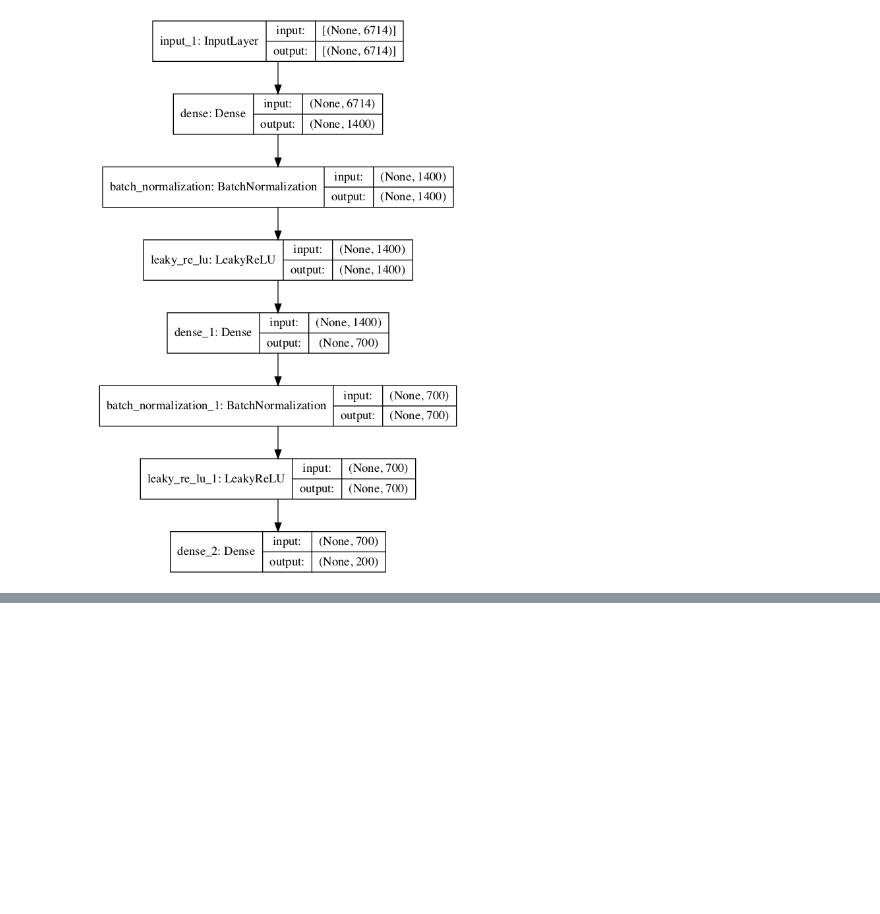
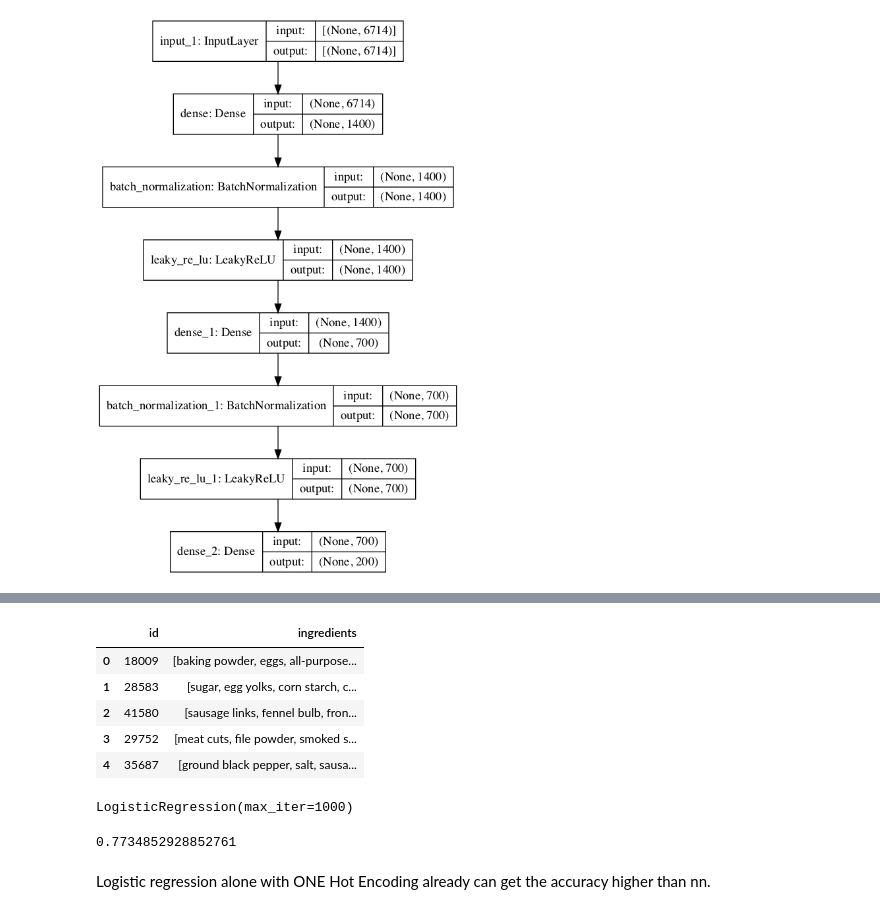
Before and after one commit to xxl4tomxu98/autoencoder-feature-extraction, a Jupyter notebook: whats-cooking/tf_pca_ae_ohe.ipynb, the cells around one changed output, grey strips where cells are left out. Saved outputs shown, nothing was run; the diff lists cells and outputs as text; code cells hidden in the pictures; blank space fills up the shorter version.

```diff
--- a/whats-cooking/tf_pca_ae_ohe.ipynb
+++ b/whats-cooking/tf_pca_ae_ohe.ipynb
@@ -638,0 +654,10 @@ WARNING:tensorflow:Compiled the loaded model, but the compiled metrics have yet
+# %%
+testdata = pd.read_json('test.json')
+testdata.head()
+# %% [output]
+|  | id | ingredients |
+| 0 | 18009 | [baking powder, eggs, all-purpose... |
+| 1 | 28583 | [sugar, egg yolks, corn starch, c... |
+| 2 | 41580 | [sausage links, fennel bulb, fron... |
+| 3 | 29752 | [meat cuts, file powder, smoked s... |
+| 4 | 35687 | [ground black pepper, salt, sausa... |
@@ -638,0 +677,11 @@ WARNING:tensorflow:Compiled the loaded model, but the compiled metrics have yet
+# %%
+lr = LogisticRegression(max_iter=1000)
+lr.fit(X=features, y=labels)
+# %% [output]
+LogisticRegression(max_iter=1000)
+# %%
+lr.score(X=cv_features, y=cv_labels)
+# %% [output]
+0.7734852928852761
+# %% [markdown]
+Logistic regression alone with ONE Hot Encoding already can get the accuracy higher than nn.
```
Also changed, not shown: parts of 4 cells of this notebook.
